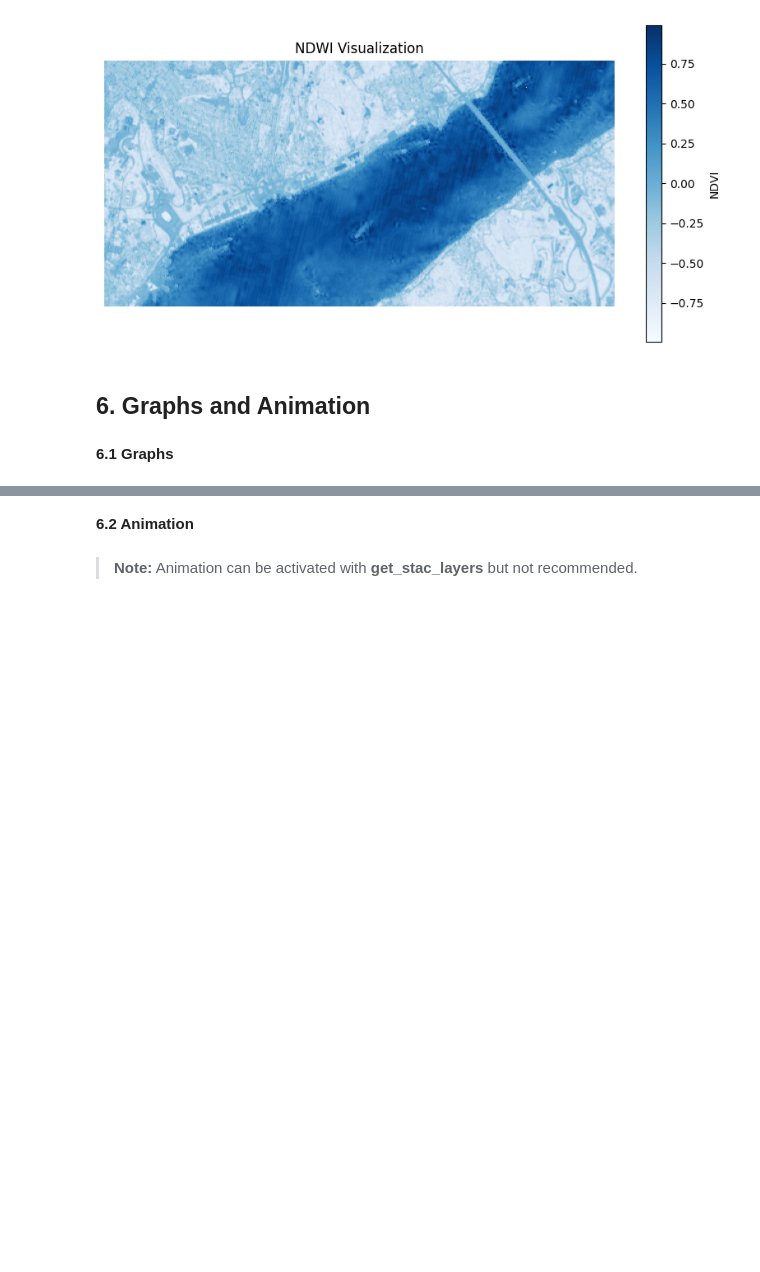
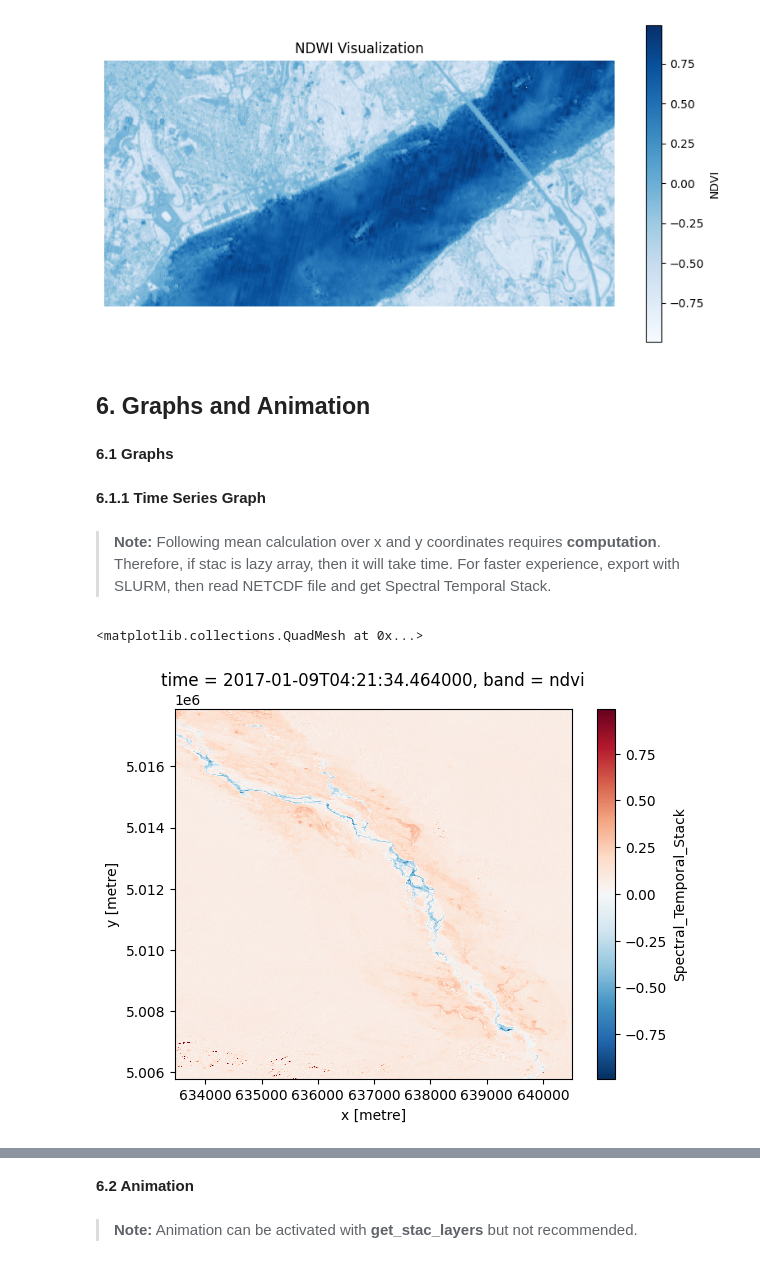
Before and after one commit to BaturalpArisoy/stac2cube, a Jupyter notebook: interactive/get_stac_layers.ipynb, the cells around one changed output, grey strips where cells are left out. Cells and saved outputs as stored; diff of their text form; code cells hidden in the pictures; blank space fills up the shorter version.

Commit message:
get_stac_layers.ipnb is updated.

```diff
--- a/interactive/get_stac_layers.ipynb
+++ b/interactive/get_stac_layers.ipynb
@@ -369,3 +364,16 @@ plt.show()
 ## 6. Graphs and Animation
 # %% [markdown]
 **6.1 Graphs**
+# %% [markdown]
+**6.1.1 Time Series Graph**
+# %% [markdown]
+> **Note:**
+> Following mean calculation over x and y coordinates requires **computation**. Therefore, if stac is lazy array, then it will take time. For faster experience, export with SLURM, then read NETCDF file and get Spectral Temporal Stack.
+# %%
+ds = xr.open_dataset("/dss/dsstbyfs02/pr94no/pr94no-dss-0001/drylands/results/orog_1_noclip.nc")
+da = ds.Spectral_Temporal_Stack
+# %%
+da[0][4].plot()
+# %% [output]
+<matplotlib.collections.QuadMesh at 0x...>
+[figure, added]
```
Also changed, not shown: parts of 14 cells of this notebook, 5 other files.
